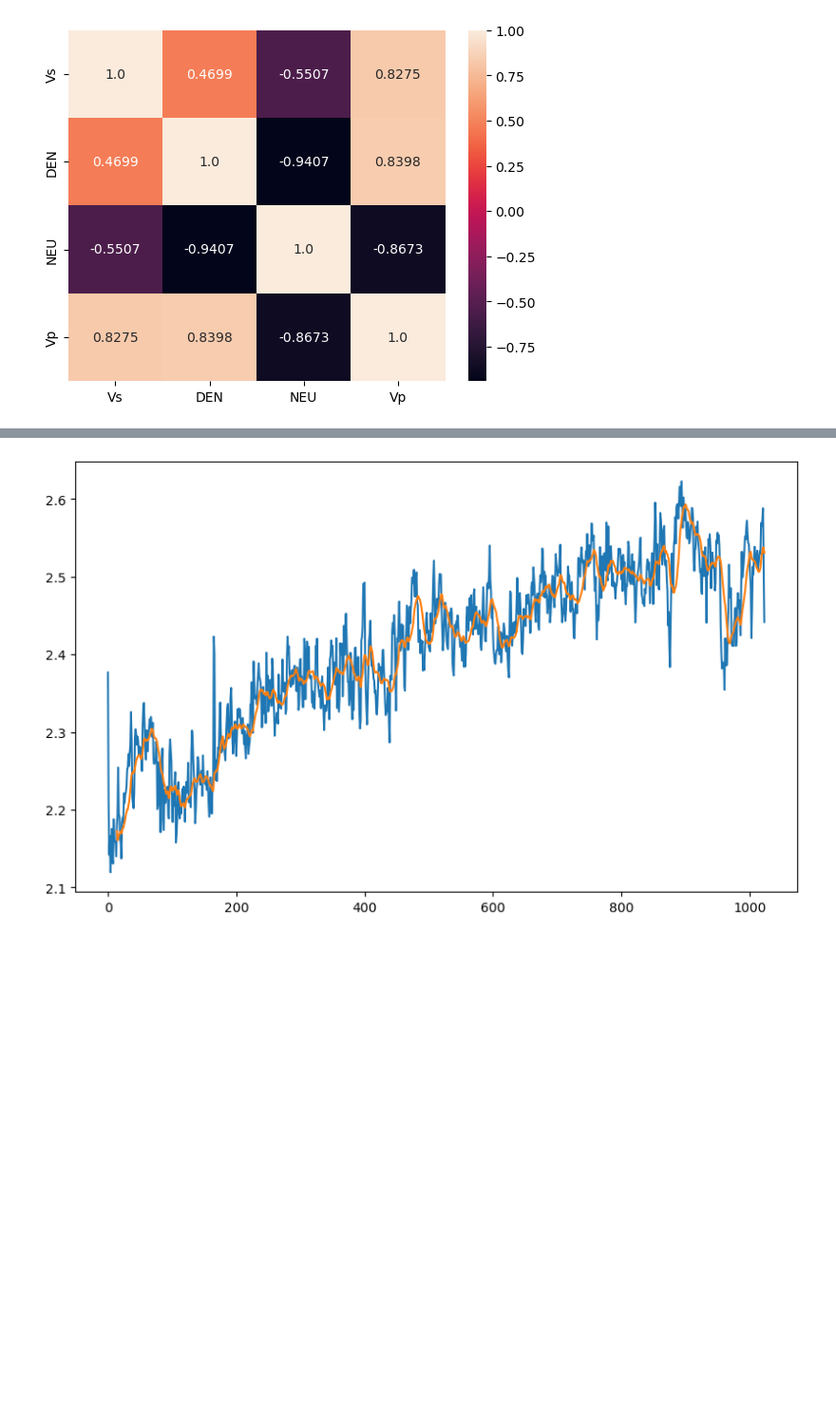
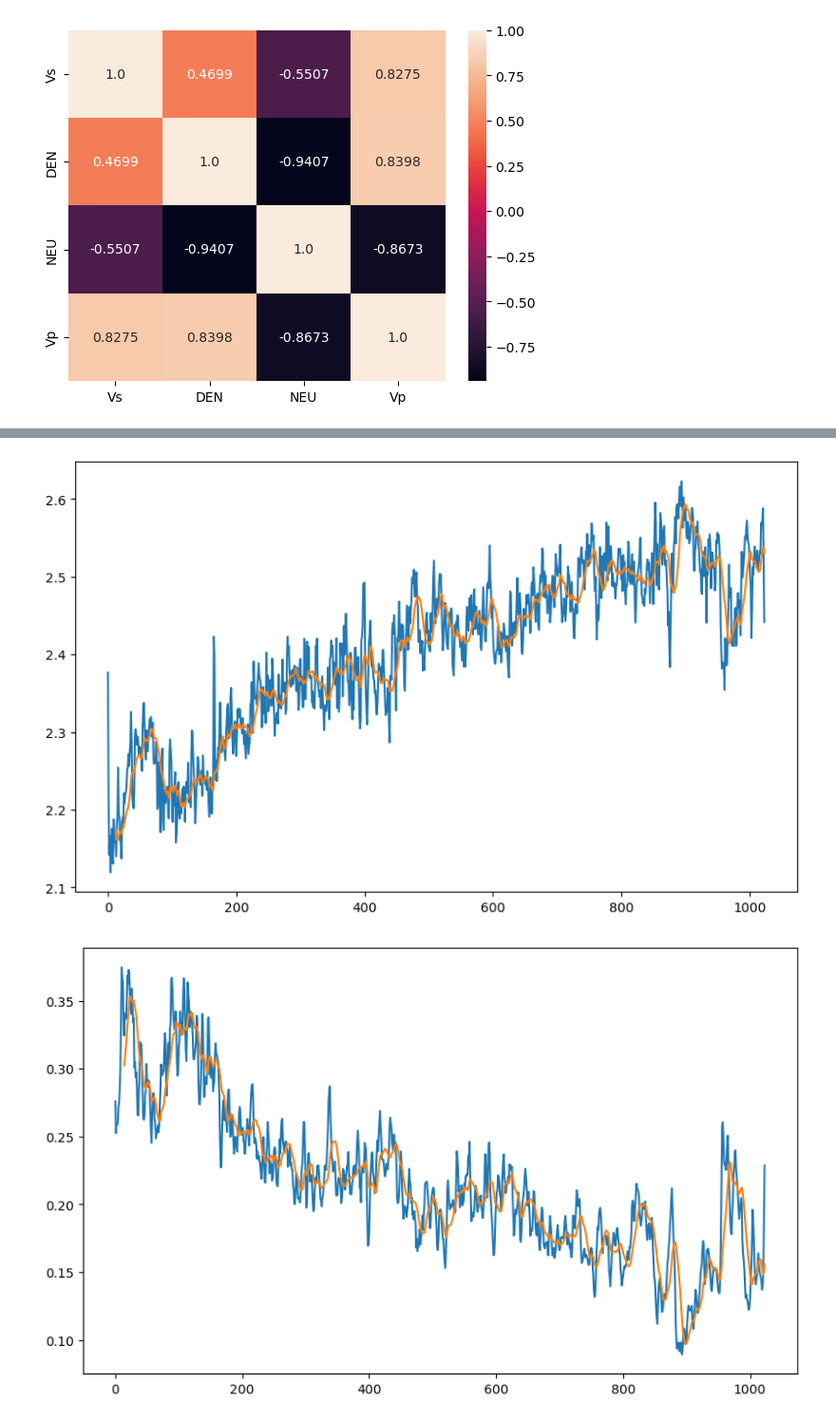
Before and after one commit to GitLars0/Teknisk-Modellering, a Jupyter notebook: ass_3/Project3_1.ipynb, the cells around one changed output, grey strips where cells are left out. Shown at 95% size. Saved outputs shown, nothing was run; the diff lists cells and outputs as text; code cells hidden in the pictures; blank space fills up the shorter version.

```diff
--- a/ass_3/Project3_1.ipynb
+++ b/ass_3/Project3_1.ipynb
@@ -252,21 +243,26 @@ memory usage: 32.1 KB
 # %%
 plt.plot(df3['Vp'])
 dfx1 = df3['Vp'].rolling(window =15).mean().plot(figsize=(10,6))
 plt.show()
 
 plt.plot(df3['Vs'])
 dfx1 = df3['Vs'].rolling(window =15).mean().plot(figsize=(10,6))
 plt.show()
 
 plt.plot(df3['DEN'])
 dfx1 = df3['DEN'].rolling(window =15).mean().plot(figsize=(10,6))
 plt.show()
 
+plt.plot(df3['NEU'])
+dfx1 = df3['NEU'].rolling(window =15).mean().plot(figsize=(10,6))
+plt.show()
+
 dataF = df3.rolling(window =15).mean()
 # %% [output]
 [figure]
 [figure]
 [figure]
+[figure, added]
 # %%
 plt.plot(dataF)
 plt.ylim(0,5)
```
Also changed, not shown: parts of 13 cells of this notebook, 3 other files.
